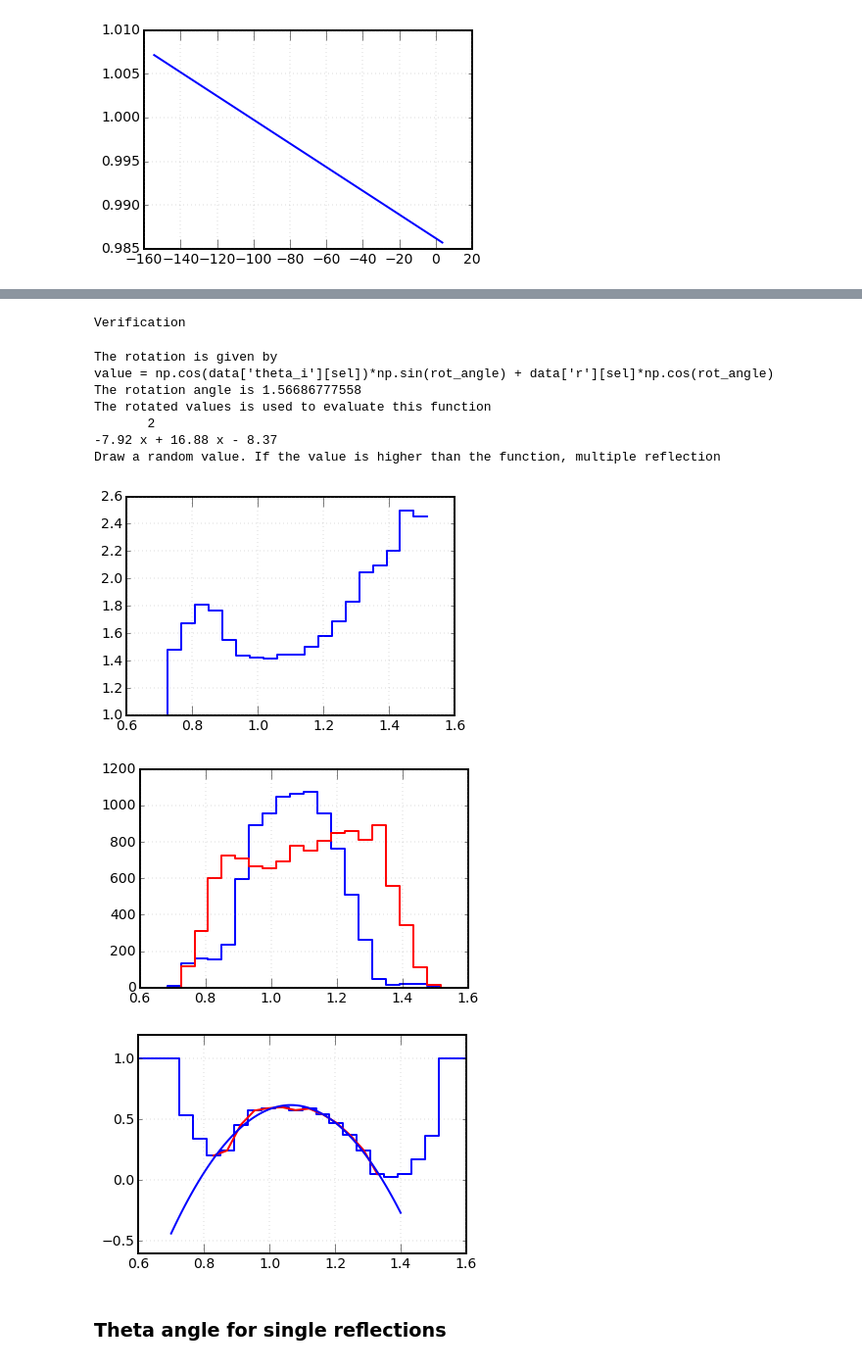
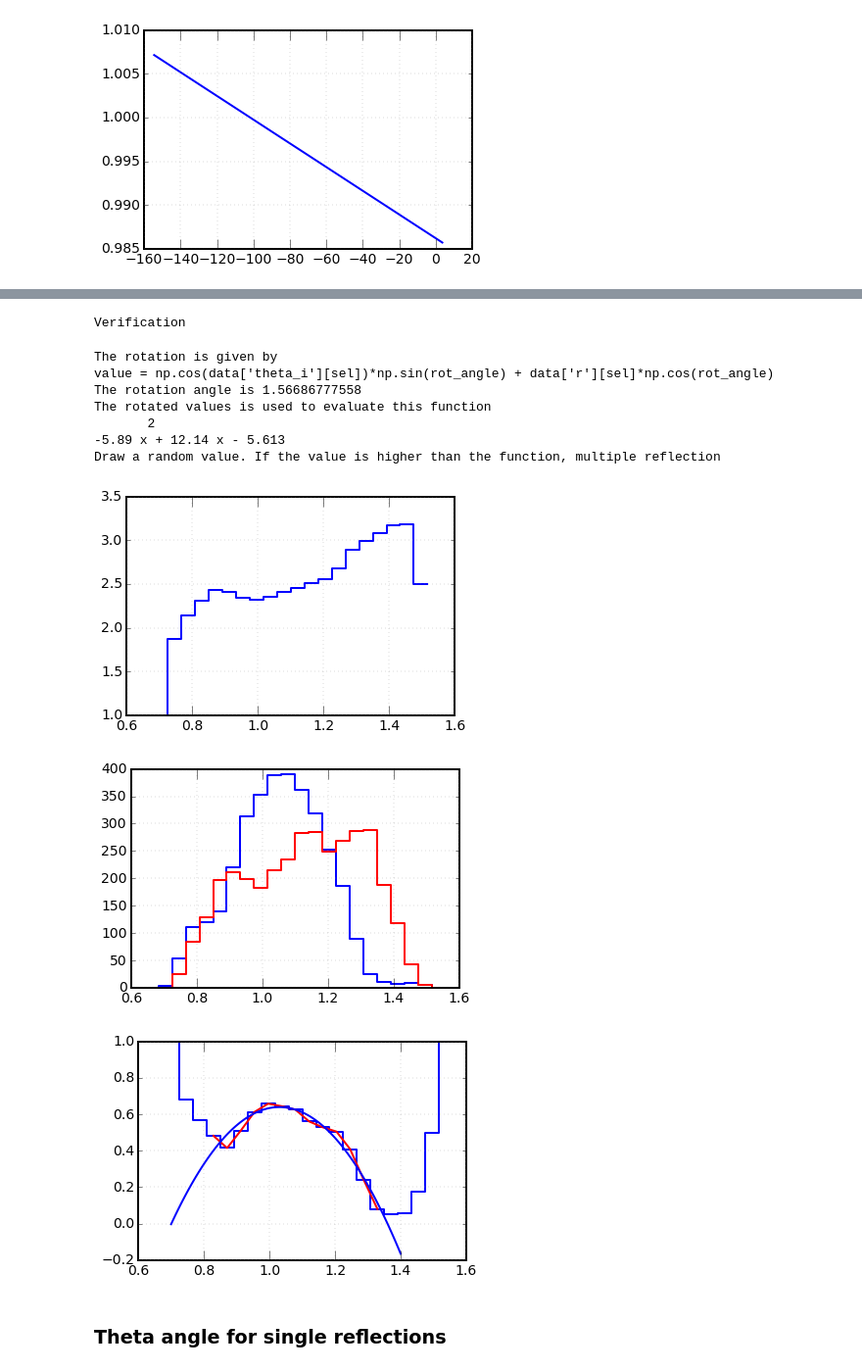
Before and after one commit to jpyanez/ipython_notebooks, a Jupyter notebook: SNOplus/greydisc/FullPMT_Reflections_Modeling_337nm.ipynb, the cells around one changed output, grey strips where cells are left out. Shown at 98% size. Saved outputs shown, nothing was run; the diff lists cells and outputs as text; code cells hidden in the pictures.

```diff
--- a/SNOplus/greydisc/FullPMT_Reflections_Modeling_337nm.ipynb
+++ b/SNOplus/greydisc/FullPMT_Reflections_Modeling_337nm.ipynb
@@ -48,0 +64,2 @@ data['nsteps'] = np.ceil(data['nsteps']/7)-1
+# %%
+data['my_times'] = my_times
@@ -137,43 +168,43 @@ n2,x = np.histogram(xp, xaxis)
 jplot.unfilledBar(x,n/n2)
 
 plt.figure()
-single = (data['nsteps'][sel] < 1.5)
+single = (data['nsteps'][sel] < 2.5)
 n, x = np.histogram(xp[single], xaxis)
 n2, x = np.histogram(xp[~single], xaxis)
 
 jplot.unfilledBar(x,n, color = 'blue')
 jplot.unfilledBar(x,n2, color = 'red')
 
 plt.figure()
 
 ratio = (n+0.01)/(n2+n+0.01)
 jplot.unfilledBar(x, ratio)
 
 xfit = (x[:-1]+x[1:])/2.
 indices = [np.where(xfit>0.8)[0][0], np.where(xfit<1.4)[0][-1]]
 plt.plot(xfit[indices[0]:indices[1]], ratio[indices[0]:indices[1]], '-r')
 
 fcn = np.poly1d(np.polyfit(xfit[indices[0]:indices[1]], ratio[indices[0]:indices[1]], deg=2))
 test_x = np.linspace(0.7, 1.4, 101)
 
 plt.plot(test_x, fcn(test_x))
 print "The rotation is given by\nvalue = np.cos(data['theta_i'][sel])*np.sin(rot_angle) + data['r'][sel]*np.cos(rot_angle)"
 print "The rotation angle is", rot_angle
 print "The rotated values is used to evaluate this function"
 print fcn
 print "Draw a random value. If the value is higher than the function, multiple reflection"
 # %% [output]
 Verification
 The rotation is given by
 value = np.cos(data['theta_i'][sel])*np.sin(rot_angle) + data['r'][sel]*np.cos(rot_angle)
 The rotation angle is 1.56686777558
 The rotated values is used to evaluate this function
        2
--7.92 x + 16.88 x - 8.37
+-5.89 x + 12.14 x - 5.613
 Draw a random value. If the value is higher than the function, multiple reflection
-[figure, old version]
+[figure, new version]
-[figure, old version]
+[figure, new version]
-[figure, old version]
+[figure, new version]
 # %% [markdown]
 ### Theta angle for single reflections
 # %%
```
Also changed, not shown: parts of 55 cells of this notebook, 3 other files.
